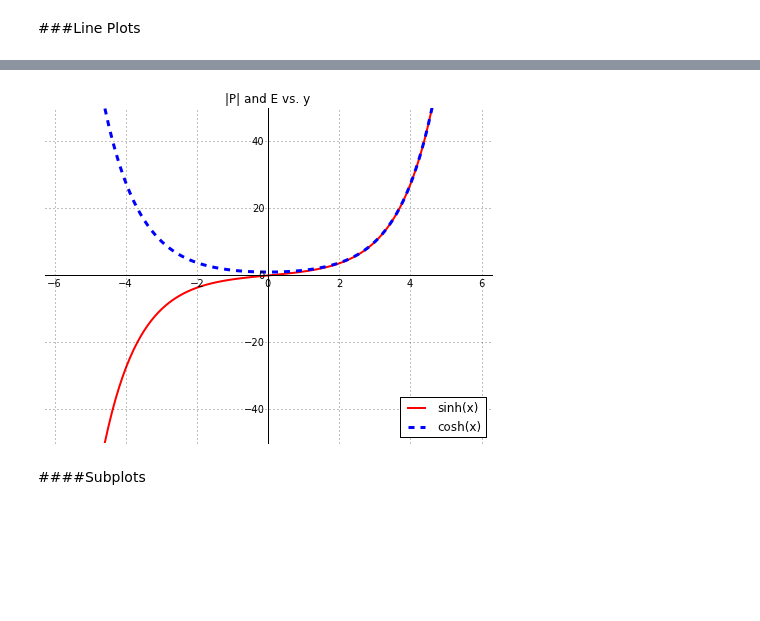
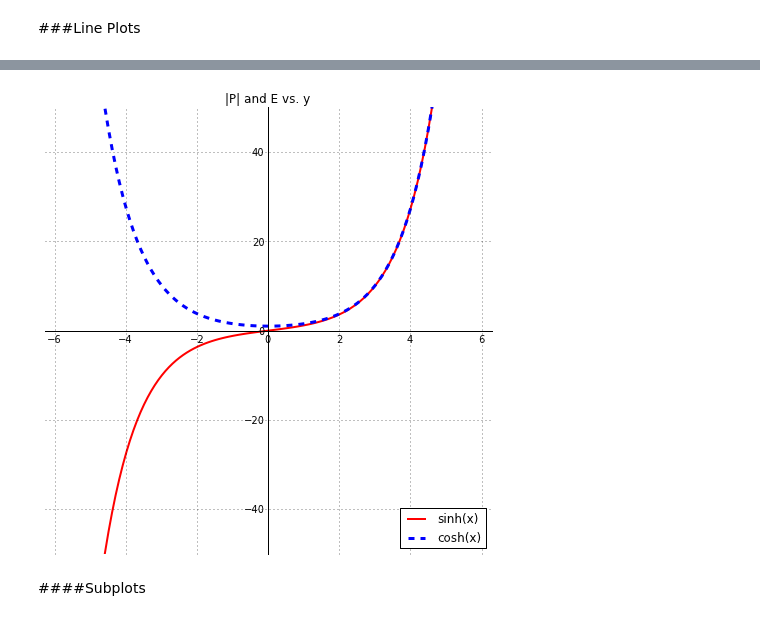
Before and after one commit to ewjohnst/PHYS202-S13, a Jupyter notebook: PlotTemplates.ipynb, the cells around one changed output, grey strips where cells are left out. Saved outputs shown, nothing was run; the diff lists cells and outputs as text; code cells hidden in the pictures; blank space fills up the shorter version.

Commit message:
Adding graphs to plotting templates

```diff
--- a/PlotTemplates.ipynb
+++ b/PlotTemplates.ipynb
@@ -40,23 +12,23 @@ show() #show all the things!
 # %%
-figure=(figsize(8,6))
+figure=(figsize(8,8))
 plot(y,p_abs, color = "red", label = "sinh(x)", lw=2)    #plotting the absolute value of p against y
 plot(y, E, color = "blue", label = "cosh(x)", lw=3, linestyle='--')    #plotting E against y
-xlabel("y values", fontsize = 14, position=(.84,0))          #making my x-axis label and sizing the font
-ylabel("|p|, E", fontsize = 14, position=(0,0.8))            #making my y-axis label and sizing the font
+xlabel("x values", fontsize = 14, position=(.84,0))          #making my x-axis label and sizing the font
+ylabel("|p|, E", fontsize = 14, position=(0,0.8))           #making my y-axis label and sizing the font
 title("|P| and E vs. y")                   #creating the appropriate title and adding the legend in the correct spot
 legend( loc = "lower right")
 axis([-2*pi,2*pi,-50,50])                  #set axis limits
 grid()
 ax = gca()                                 #controls axes placement
 ax.spines['top'].set_color('none')         #Removing the top, right, and left part of the graph box
 ax.spines['right'].set_color('none')
 ax.spines['bottom'].set_position('center') #these 2 set axes in center
 ax.spines['left'].set_position('center')
 
 ax.yaxis.set_ticks_position('none')        #Removing the tick marks around the bounding box
 ax.xaxis.set_ticks_position('none')
 xaxis_loc, yaxis_loc = 0, 0
 # %% [output]
-[figure, old version]
+[figure, new version]
 # %% [markdown]
 ####Subplots
```
Also changed, not shown: parts of 9 cells of this notebook.
